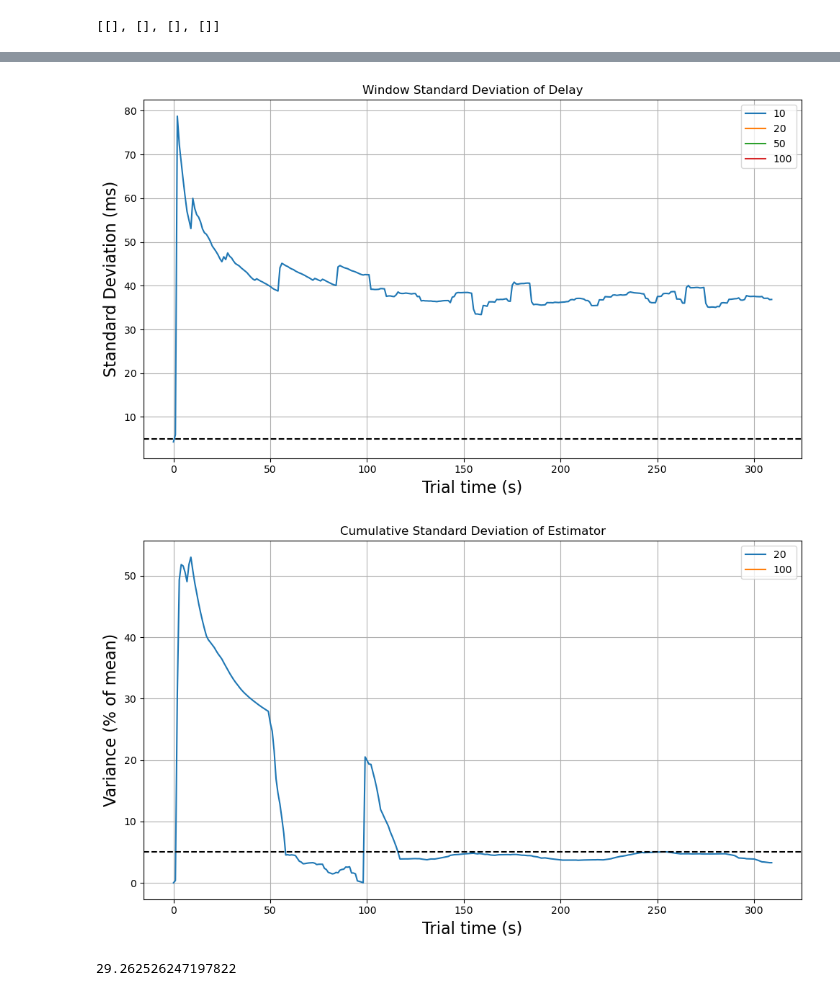
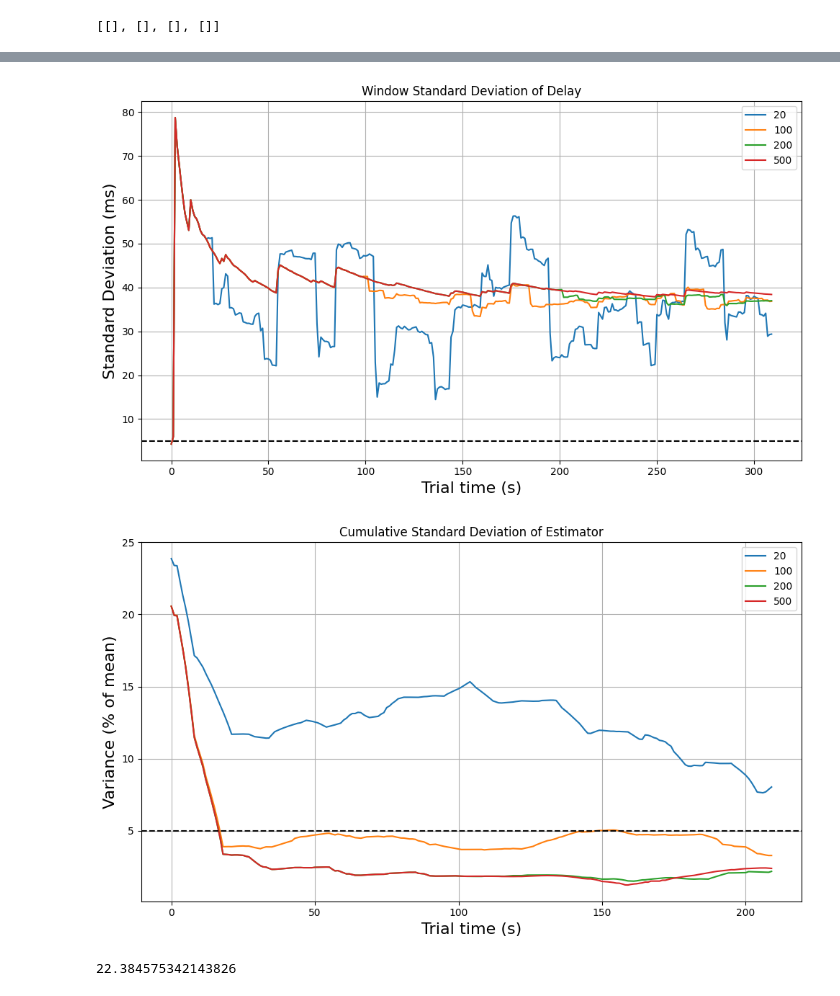
Before and after one commit to jasonkglim/MotionScaling, a Jupyter notebook: delay_modeling/process_network_test.ipynb, the cells around one changed output, grey strips where cells are left out. Drawn from its saved outputs; the diff is of its cells as text; code cells hidden in the pictures.

```diff
--- a/delay_modeling/process_network_test.ipynb
+++ b/delay_modeling/process_network_test.ipynb
@@ -60,6 +60,7 @@ print(f"STD RTD: {np.mean(std_rtd_set)}, std {np.std(std_rtd_set)}")
 ### Plot change in estimator
 import distribution_estimation as de
 import pandas as pd
+import numpy as np
 
 
 name = "Jaey"
@@ -67,27 +68,26 @@ trial_num = 1
 df = pd.read_csv(f"network_test_data/{name}OCU/trial{trial_num}.csv")
 bin_mode = "auto"
 # window = 25
-h10 = de.OnlineHistogram(bin_mode=bin_mode, window=10)
-h20 = de.OnlineHistogram(bin_mode=bin_mode, window=20)
-h50 = de.OnlineHistogram(bin_mode=bin_mode, window=50)
-h100 = de.OnlineHistogram(bin_mode=bin_mode, window=100)
-h200 = de.OnlineHistogram(bin_mode=bin_mode, window=200)
+h10 = de.DistributionEstimation(bin_mode=bin_mode, window=10)
+h20 = de.DistributionEstimation(bin_mode=bin_mode, window=20)
+h50 = de.DistributionEstimation(bin_mode=bin_mode, window=50)
+h100 = de.DistributionEstimation(bin_mode=bin_mode, window=100)
+h200 = de.DistributionEstimation(bin_mode=bin_mode, window=200)
+h500 = de.DistributionEstimation(bin_mode=bin_mode, window=500)
 
-hist_objects = [h100]
+hist_objects = [h20, h100, h200, h500]
+legend = ["20", "100", "200", "500"]
 estimator = [[], [], [], []]
 variances = [[], [], [], []]
 estimator_variances = [[], [], [], []]
 print(estimator)
 for j, data_point in enumerate(df["tcp_rtt (ms)"]):
     for i, hist in enumerate(hist_objects):
-        pdf, edges = hist.update(data_point)
+        hist.update(data_point)
         # print(data_point)
         # print(hist.data)
-        bin_width = np.diff(edges)
-        cdf = np.cumsum(pdf)*bin_width
-        pmf = pdf*bin_width
         if j > 0:
-            estimator[i].append(de.value_at_percentile(cdf, edges, 90))
+            estimator[i].append(hist.get_value_at_percentile(90))
             variances[i].append(np.std(hist.data))
             estimator_variances[i].append(np.std(estimator[i][j-100:j]))
             # print(estimator[i])
@@ -99,7 +99,7 @@ plt.figure(figsize=(10, 6), facecolor='white')
 plt.plot(df["tcp_rtt (ms)"], color='black')
 for e in estimator:
     plt.plot(e, linewidth=2)
-plt.legend(["Actual Delay", "Proposed Set Delay"])
+plt.legend(["Actual Delay"] + legend)
 plt.xlabel("Trial time (s)", fontsize=16)
 plt.ylabel("Delay (ms)", fontsize=16)
 plt.tight_layout()
@@ -114,7 +114,7 @@ plt.xlabel("Trial time (s)", fontsize=16)
 plt.ylabel("Standard Deviation (ms)", fontsize=16)
 # plt.title(f"Mean RTT = {mean_rtd:.2f}, Std Dev = {std_rtd:.2f}", fontsize=20)
 # plt.savefig(f"rtt_{name}OCU_trial{trial_num}.png")
-plt.legend(["10", "20", "50", "100"])
+plt.legend(legend)
 plt.axhline(5, color='black', linestyle='--')
 
 plt.tight_layout()
@@ -124,12 +124,12 @@ plt.show()
 plt.figure(figsize=(10, 6), facecolor="white")
 plt.title("Cumulative Standard Deviation of Estimator")
 for v in estimator_variances:
-    plt.plot(np.array(v)/140*100)
+    plt.plot(np.array(v[100:])/140*100)  # Converted to percentage of mean 140 ms
 plt.xlabel("Trial time (s)", fontsize=16)
 plt.ylabel("Variance (% of mean)", fontsize=16)
 # plt.title(f"Mean RTT = {mean_rtd:.2f}, Std Dev = {std_rtd:.2f}", fontsize=20)
 # plt.savefig(f"rtt_{name}OCU_trial{trial_num}.png")
-plt.legend(["20", "100"])
+plt.legend(legend)
 plt.axhline(5, color='black', linestyle='--')
 plt.tight_layout()
 plt.grid(True)
@@ -140,6 +140,6 @@ plt.show()
-[figure, old version]
+[figure, new version]
-[figure, old version]
+[figure, new version]
 # %%
 np.std(estimator[0][:200])
 # %% [output]
-29.262526247197822
+22.384575342143826
```
Also changed, not shown: parts of 2 cells of this notebook, 5 other files.
